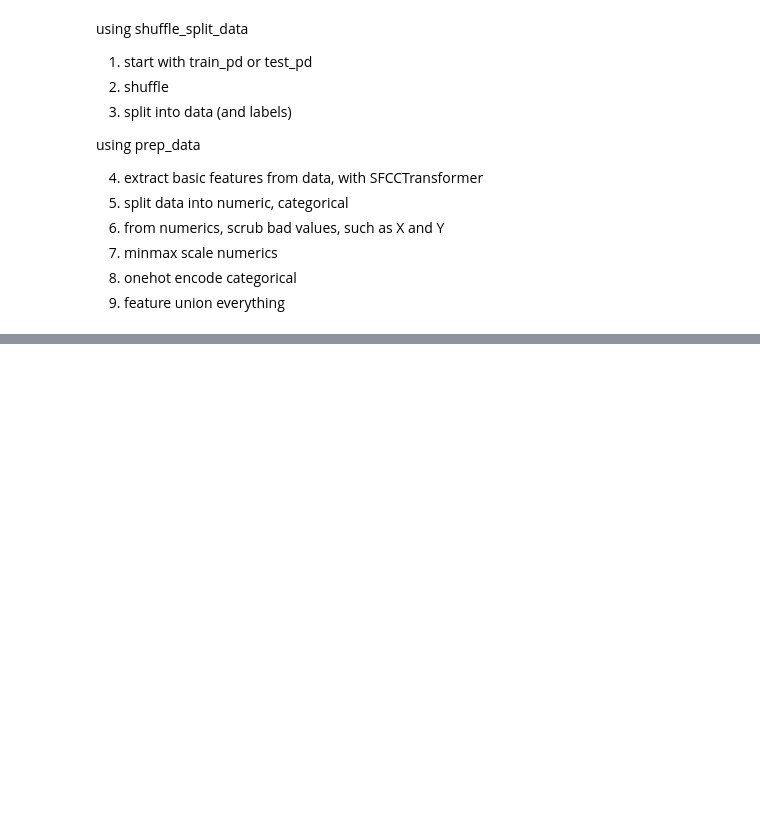
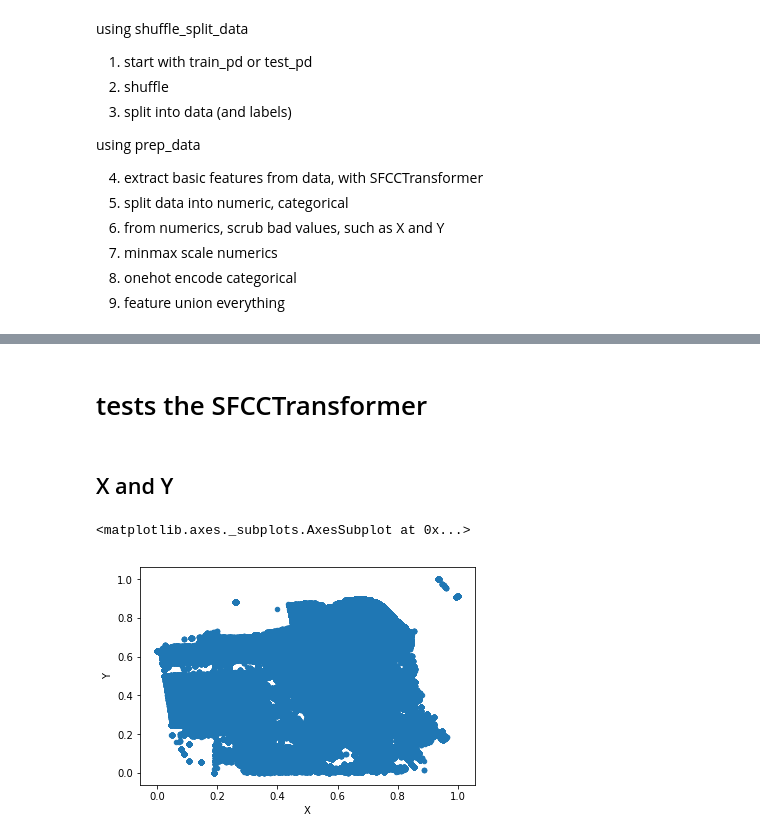
Before and after one commit to ucbiyyq/ucbiyyq-w207re-final-proj, a Jupyter notebook: notebooks/1.0-yyq-scratch-pipes-better.ipynb, the cells around one changed output, grey strips where cells are left out. Drawn from its saved outputs; the diff is of its cells as text; code cells hidden in the pictures; blank space fills up the shorter version.

```diff
--- a/notebooks/1.0-yyq-scratch-pipes-better.ipynb
+++ b/notebooks/1.0-yyq-scratch-pipes-better.ipynb
@@ -168,0 +82,16 @@ max         1.000000       1.000000       1.000000       1.000000
+# %% [markdown]
+# tests the SFCCTransformer
+# %% [markdown]
+## X and Y
+# %%
+# tests the default strategy for X and Y
+sfcc = bf.SFCCTransformer()
+pipe = Pipeline([
+    ("transformer", sfcc)
+])
+temp = pipe.transform(train_data[["X", "Y"]])
+
+temp.plot.scatter(x = "X", y = "Y")
+# %% [output]
+<matplotlib.axes._subplots.AxesSubplot at 0x...>
+[figure, added]
```
Also changed, not shown: parts of 23 cells of this notebook, 3 other files.
